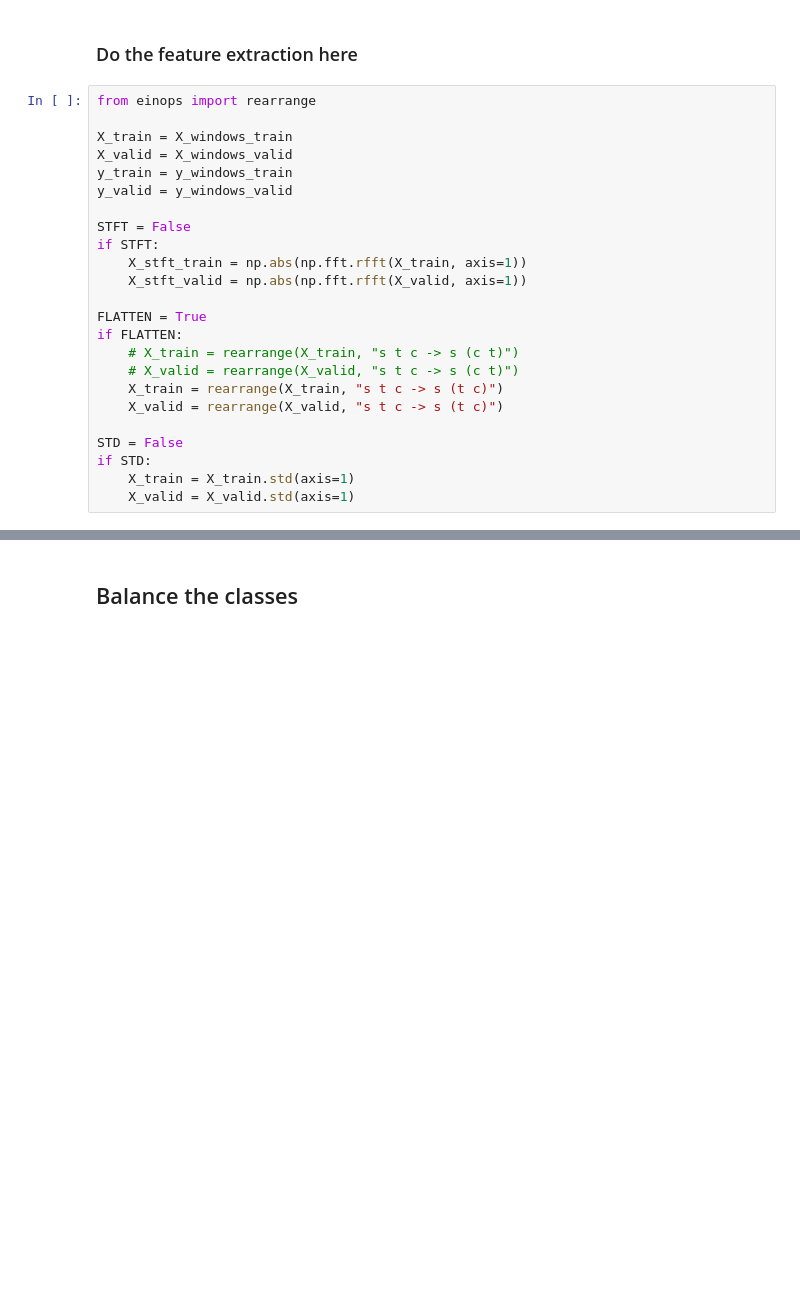
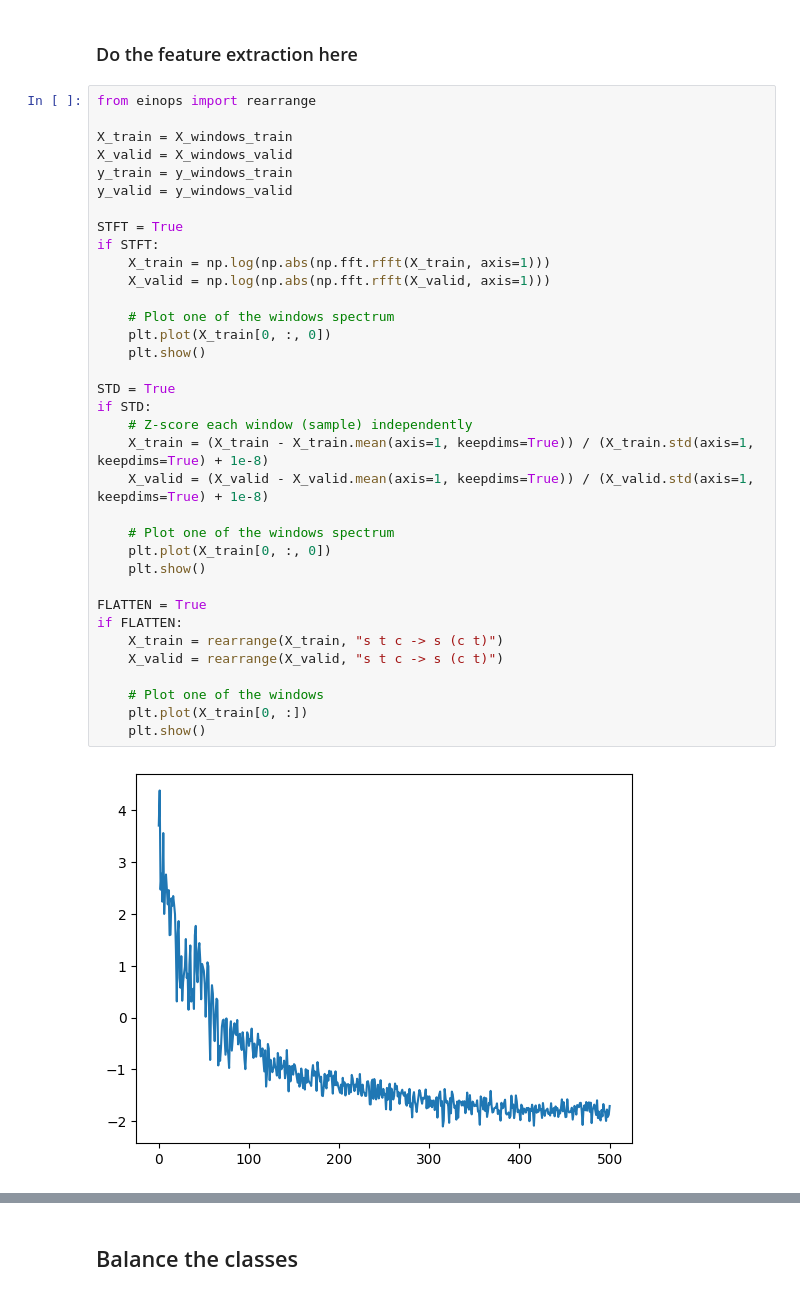
Before and after one commit to Neurosoft-Bioelectronics/auditorydecoding, a Jupyter notebook: notebooks/linear_training.ipynb, the cells around one changed output, grey strips where cells are left out. Drawn from its saved outputs; the diff is of its cells as text; blank space fills up the shorter version.

```diff
--- a/notebooks/linear_training.ipynb
+++ b/notebooks/linear_training.ipynb
@@ -117,24 +117,37 @@ valid  X=(332, 1000, 24)  y=(332,)  classes={ off: 209, on: 123 }
 # %%
 from einops import rearrange
 
 X_train = X_windows_train
 X_valid = X_windows_valid
 y_train = y_windows_train
 y_valid = y_windows_valid
 
-STFT = False
+STFT = True
 if STFT:
-    X_stft_train = np.abs(np.fft.rfft(X_train, axis=1))
-    X_stft_valid = np.abs(np.fft.rfft(X_valid, axis=1))
+    X_train = np.log(np.abs(np.fft.rfft(X_train, axis=1)))
+    X_valid = np.log(np.abs(np.fft.rfft(X_valid, axis=1)))
+
+    # Plot one of the windows spectrum
+    plt.plot(X_train[0, :, 0])
+    plt.show()
+
+STD = True
+if STD:
+    # Z-score each window (sample) independently
+    X_train = (X_train - X_train.mean(axis=1, keepdims=True)) / (X_train.std(axis=1, keepdims=True) + 1e-8)
+    X_valid = (X_valid - X_valid.mean(axis=1, keepdims=True)) / (X_valid.std(axis=1, keepdims=True) + 1e-8)
+
+    # Plot one of the windows spectrum
+    plt.plot(X_train[0, :, 0])
+    plt.show()
 
 FLATTEN = True
 if FLATTEN:
-    # X_train = rearrange(X_train, "s t c -> s (c t)")
-    # X_valid = rearrange(X_valid, "s t c -> s (c t)")
-    X_train = rearrange(X_train, "s t c -> s (t c)")
-    X_valid = rearrange(X_valid, "s t c -> s (t c)")
+    X_train = rearrange(X_train, "s t c -> s (c t)")
+    X_valid = rearrange(X_valid, "s t c -> s (c t)")
 
-STD = False
-if STD:
-    X_train = X_train.std(axis=1)
-    X_valid = X_valid.std(axis=1)
+    # Plot one of the windows
+    plt.plot(X_train[0, :])
+    plt.show()
+# %% [output]
+[figure, added]
```
Also changed, not shown: parts of 7 cells of this notebook, 1 other file.
